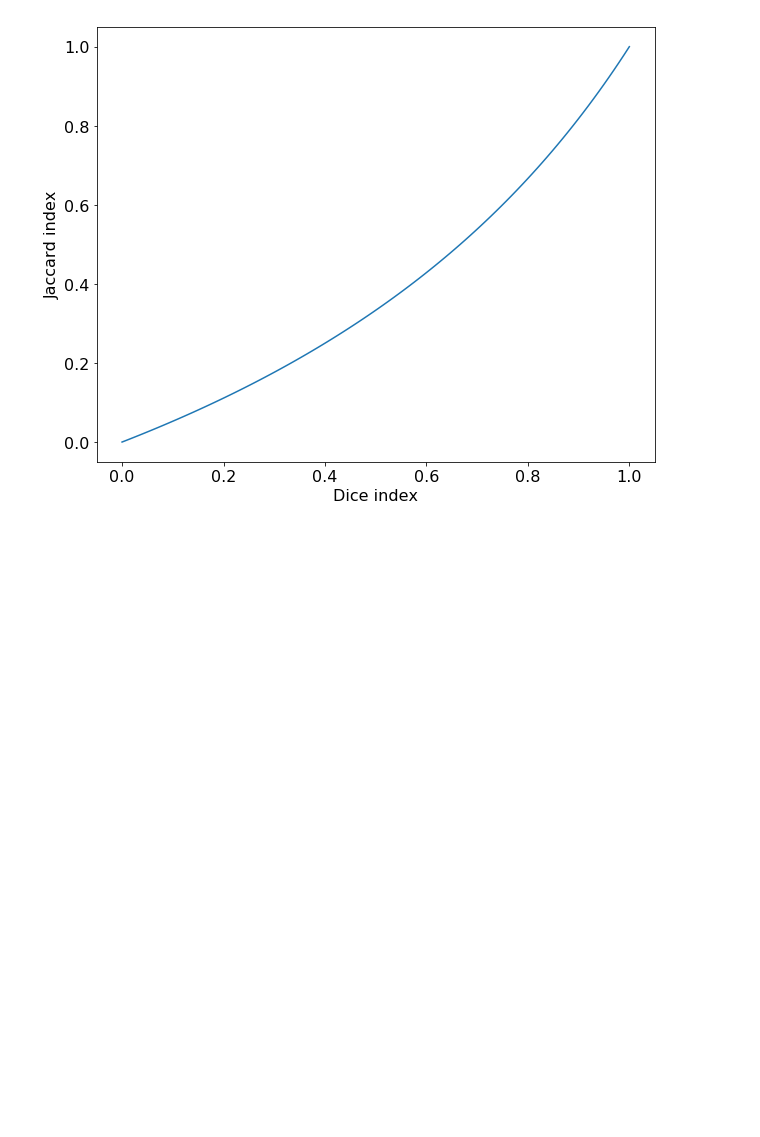
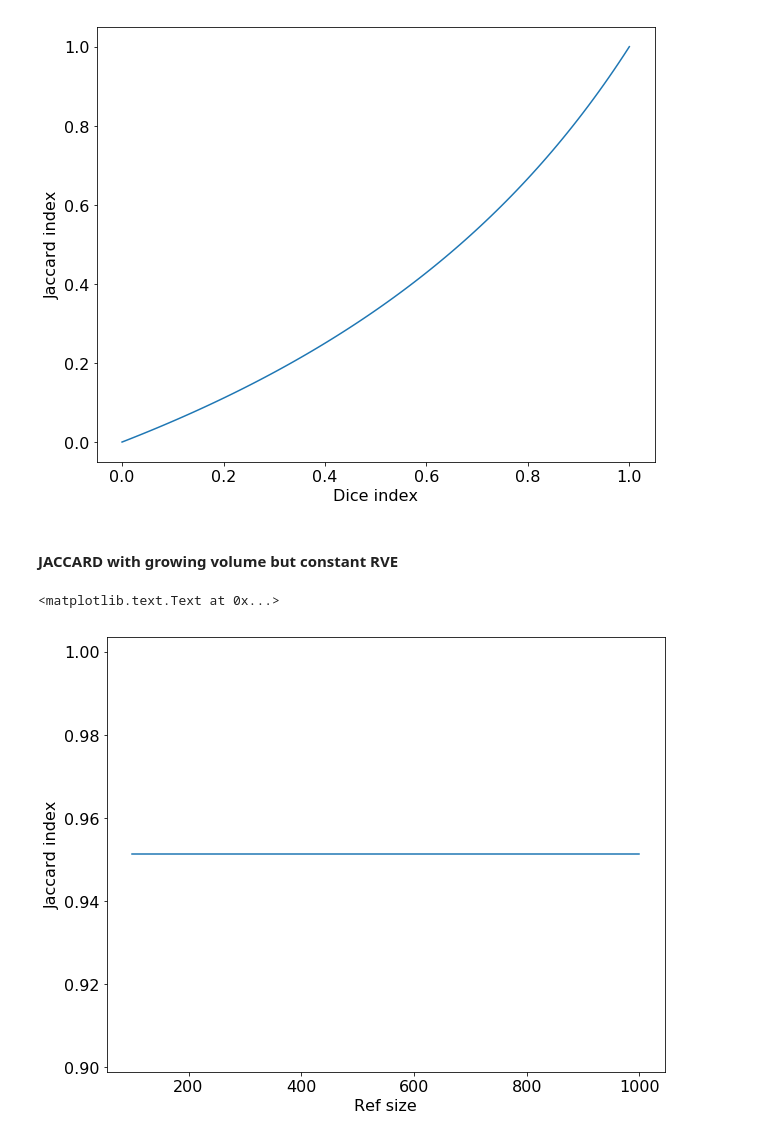
Before and after one commit to gchlebus/gchlebus.github.io, a Jupyter notebook: code/liver-tumor-segmentation-evaluation/jaccard.ipynb, the cells around one changed output. Saved outputs shown, nothing was run; the diff lists cells and outputs as text; code cells hidden in the pictures; blank space fills up the shorter version.

Commit message:
Toughts on a way to determine tumor correspondences

```diff
--- a/code/liver-tumor-segmentation-evaluation/jaccard.ipynb
+++ b/code/liver-tumor-segmentation-evaluation/jaccard.ipynb
@@ -67,3 +67,25 @@ plt.xlabel('Dice index')
 plt.savefig('../../assets/liver-tumor-segmentation-evaluation/jaccard_vs_dice.png')
 # %% [output]
 [figure]
+# %% [markdown]
+#### JACCARD with growing volume but constant RVE
+# %%
+def get_interesction(ref_size, rve):
+    return (1-0.5*rve) * ref_size
+
+def get_union(ref_size, rve):
+    return (1+0.5*rve) * ref_size
+
+rve = 0.05
+ref_sizes = np.linspace(100, 1000, 100)
+
+j = [jaccard(get_interesction(v, rve), get_union(v, rve)) for v in ref_sizes]
+plt.plot(ref_sizes, j)
+
+plt.ylabel('Jaccard index')
+plt.xlabel('Ref size')
+#plt.legend()
+#plt.savefig('../../assets/liver-tumor-segmentation-evaluation/jaccard.png')
+# %% [output]
+<matplotlib.text.Text at 0x...>
+[figure, added]
```
Also changed, not shown: 1 other file.
